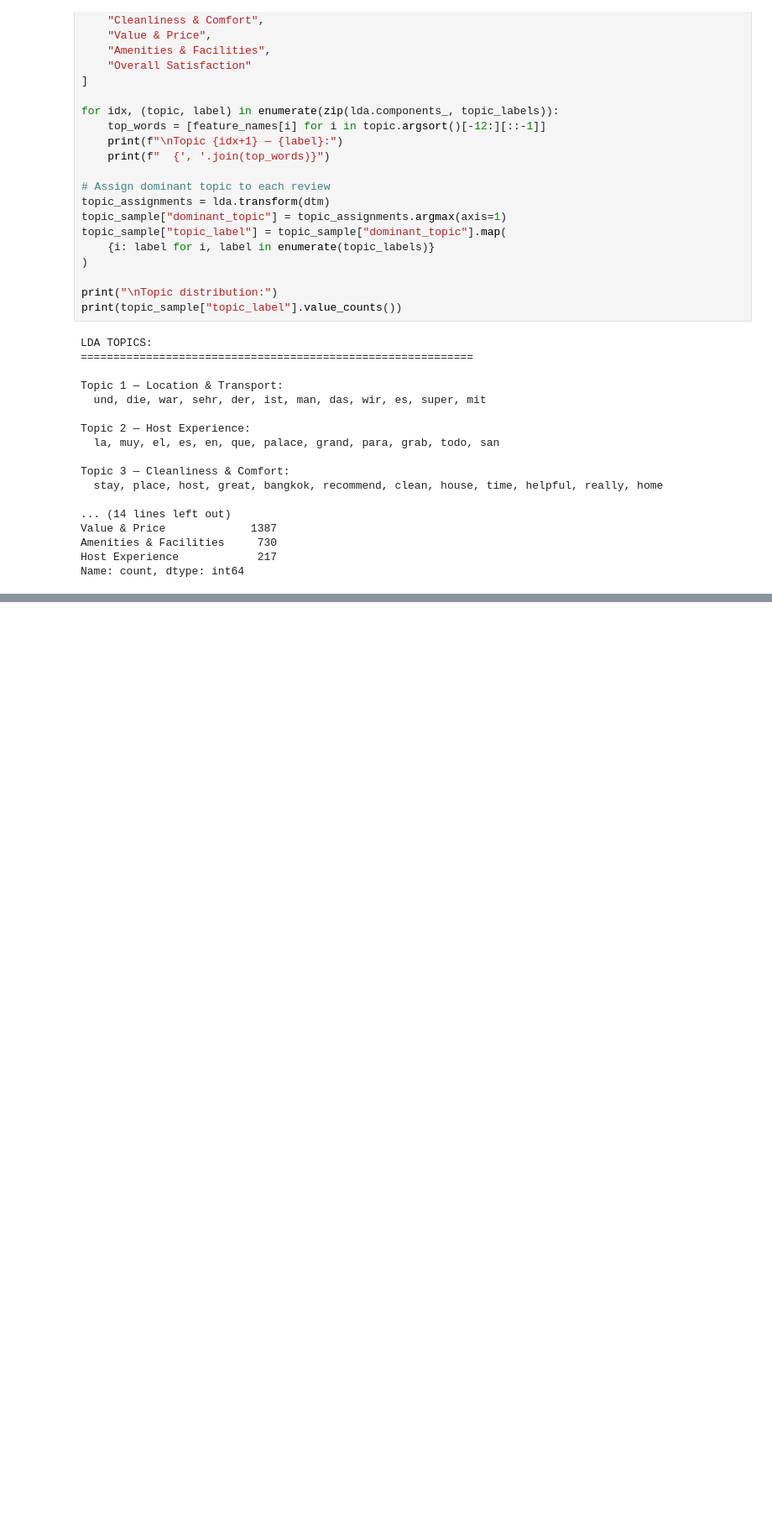
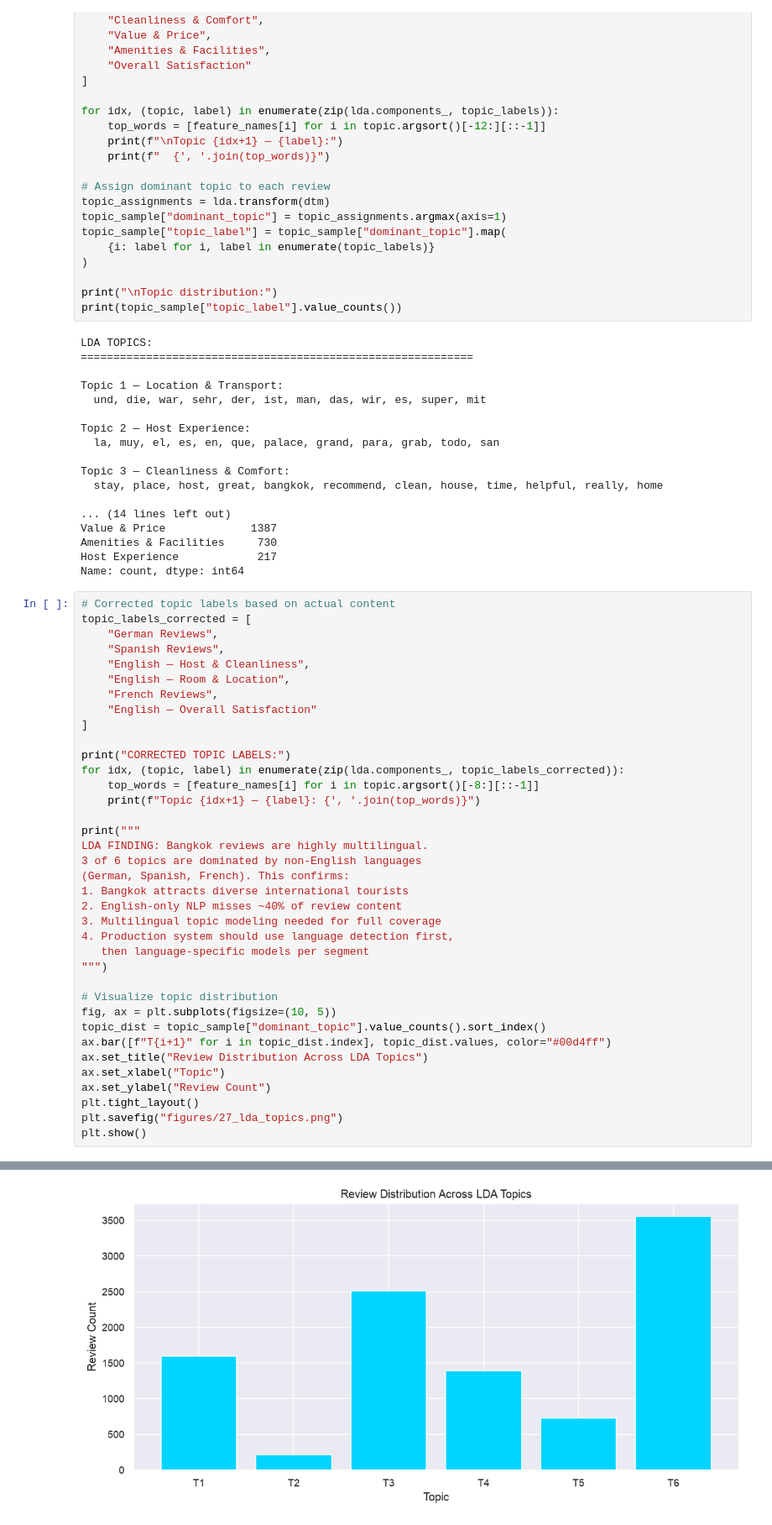
Before and after one commit to primemarasinghe/airbnb-market-intelligence, a Jupyter notebook: notebooks/04_nlp_reviews.ipynb, the cells around one changed output, grey strips where cells are left out. Shown at 84% size. Drawn from its saved outputs; the diff is of its cells as text; blank space fills up the shorter version.

```diff
--- a/notebooks/04_nlp_reviews.ipynb
+++ b/notebooks/04_nlp_reviews.ipynb
@@ -310,3 +345,41 @@ Value & Price             1387
 Amenities & Facilities     730
 Host Experience            217
 Name: count, dtype: int64
+# %%
+# Corrected topic labels based on actual content
+topic_labels_corrected = [
+    "German Reviews",
+    "Spanish Reviews",
+    "English — Host & Cleanliness",
+    "English — Room & Location",
+    "French Reviews",
+    "English — Overall Satisfaction"
+]
+
+print("CORRECTED TOPIC LABELS:")
+for idx, (topic, label) in enumerate(zip(lda.components_, topic_labels_corrected)):
+    top_words = [feature_names[i] for i in topic.argsort()[-8:][::-1]]
+    print(f"Topic {idx+1} — {label}: {', '.join(top_words)}")
+
+print("""
+LDA FINDING: Bangkok reviews are highly multilingual.
+3 of 6 topics are dominated by non-English languages
+(German, Spanish, French). This confirms:
+1. Bangkok attracts diverse international tourists
+2. English-only NLP misses ~40% of review content
+3. Multilingual topic modeling needed for full coverage
+4. Production system should use language detection first,
+   then language-specific models per segment
+""")
+
+# Visualize topic distribution
+fig, ax = plt.subplots(figsize=(10, 5))
+topic_dist = topic_sample["dominant_topic"].value_counts().sort_index()
+ax.bar([f"T{i+1}" for i in topic_dist.index], topic_dist.values, color="#00d4ff")
+ax.set_title("Review Distribution Across LDA Topics")
+ax.set_xlabel("Topic")
+ax.set_ylabel("Review Count")
+plt.tight_layout()
+plt.savefig("figures/27_lda_topics.png")
+plt.show()
+# %% [output]
@@ -312,0 +402 @@ Name: count, dtype: int64
+[figure, added]
```
Also changed, not shown: parts of 8 cells of this notebook, 7 other files.
